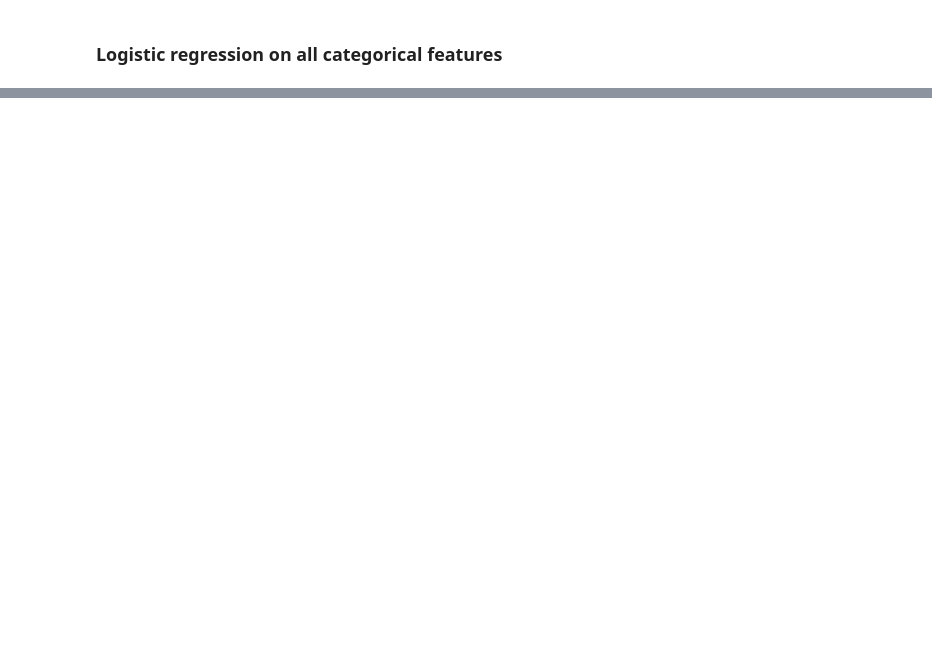
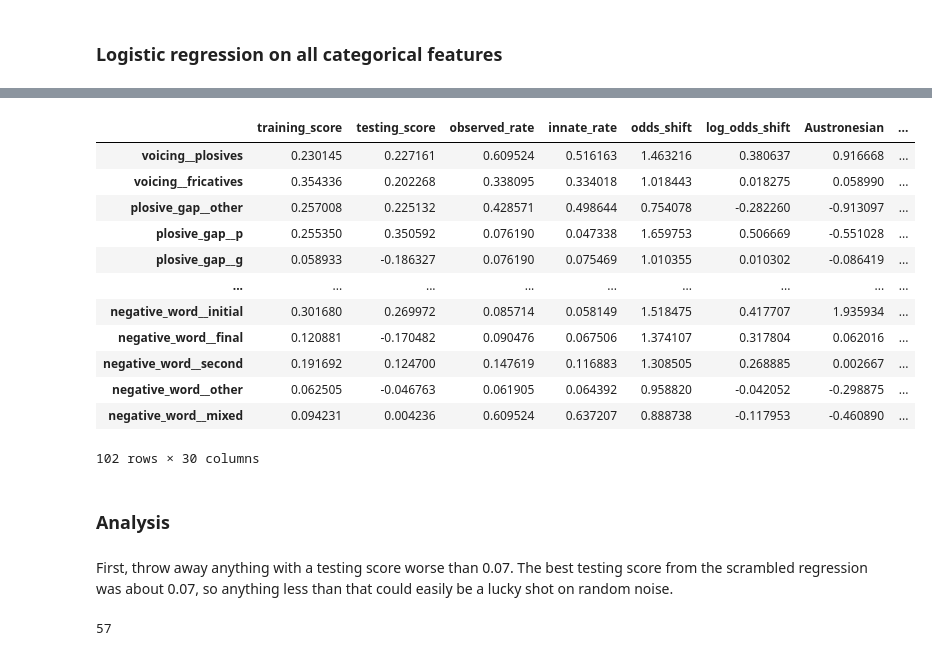
Before and after one commit to def-gthill/sils, a Jupyter notebook: origins.ipynb, the cells around one changed output, grey strips where cells are left out. Drawn from its saved outputs; the diff is of its cells as text; code cells hidden in the pictures; blank space fills up the shorter version.

```diff
--- a/origins.ipynb
+++ b/origins.ipynb
@@ -720,2 +742,2 @@ logistic_origins_all()
 # %%
-logistic_origins_all(cv=True)
+cat_results = logistic_origins_all(cv=True)
@@ -735,0 +744,20 @@ logistic_origins_all(cv=True)
+# %%
+cat_results
+# %% [output]
+|  | training_score | testing_score | observed_rate | innate_rate | odds_shift | log_odds_shift | Austronesian | ... |
+| voicing__plosives | 0.230145 | 0.227161 | 0.609524 | 0.516163 | 1.463216 | 0.380637 | 0.916668 | ... |
+| voicing__fricatives | 0.354336 | 0.202268 | 0.338095 | 0.334018 | 1.018443 | 0.018275 | 0.058990 | ... |
+| plosive_gap__other | 0.257008 | 0.225132 | 0.428571 | 0.498644 | 0.754078 | -0.282260 | -0.913097 | ... |
+| plosive_gap__p | 0.255350 | 0.350592 | 0.076190 | 0.047338 | 1.659753 | 0.506669 | -0.551028 | ... |
+| plosive_gap__g | 0.058933 | -0.186327 | 0.076190 | 0.075469 | 1.010355 | 0.010302 | -0.086419 | ... |
+| ... | ... | ... | ... | ... | ... | ... | ... | ... |
+| negative_word__initial | 0.301680 | 0.269972 | 0.085714 | 0.058149 | 1.518475 | 0.417707 | 1.935934 | ... |
+| negative_word__final | 0.120881 | -0.170482 | 0.090476 | 0.067506 | 1.374107 | 0.317804 | 0.062016 | ... |
+| negative_word__second | 0.191692 | 0.124700 | 0.147619 | 0.116883 | 1.308505 | 0.268885 | 0.002667 | ... |
+| negative_word__other | 0.062505 | -0.046763 | 0.061905 | 0.064392 | 0.958820 | -0.042052 | -0.298875 | ... |
+| negative_word__mixed | 0.094231 | 0.004236 | 0.609524 | 0.637207 | 0.888738 | -0.117953 | -0.460890 | ... |
+102 rows × 30 columns
+# %% [markdown]
+### Analysis
+# %% [markdown]
+First, throw away anything with a testing score worse than 0.07. The best testing score from the scrambled regression was about 0.07, so anything less than that could easily be a lucky shot on random noise.
@@ -735,0 +766,4 @@ logistic_origins_all(cv=True)
+# %%
+len(cat_results_significant)
+# %% [output]
+57
```
Also changed, not shown: parts of 14 cells of this notebook.
